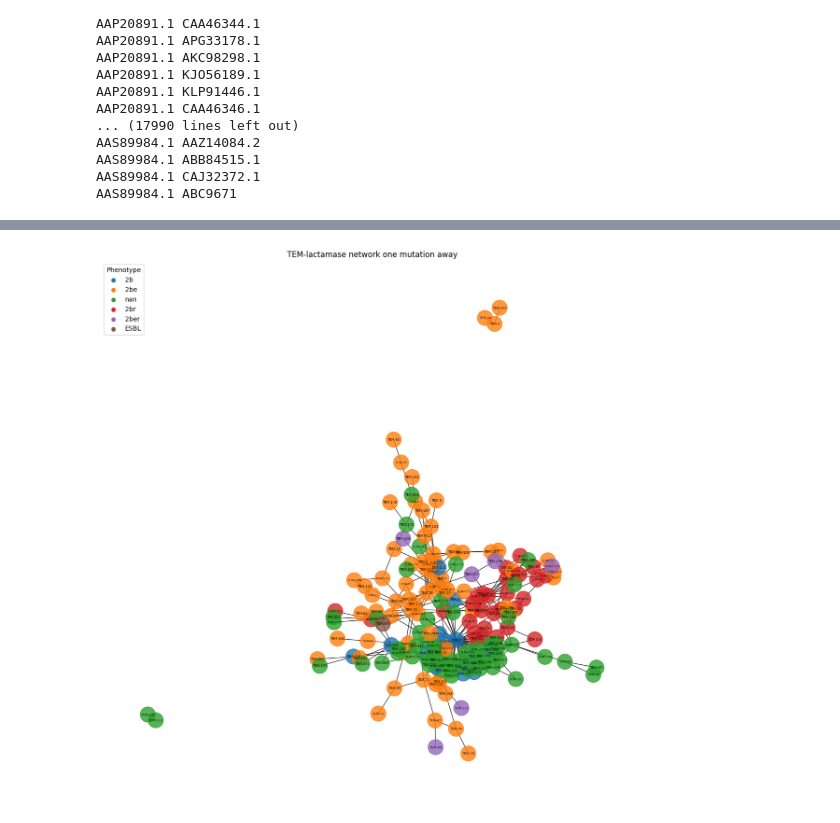
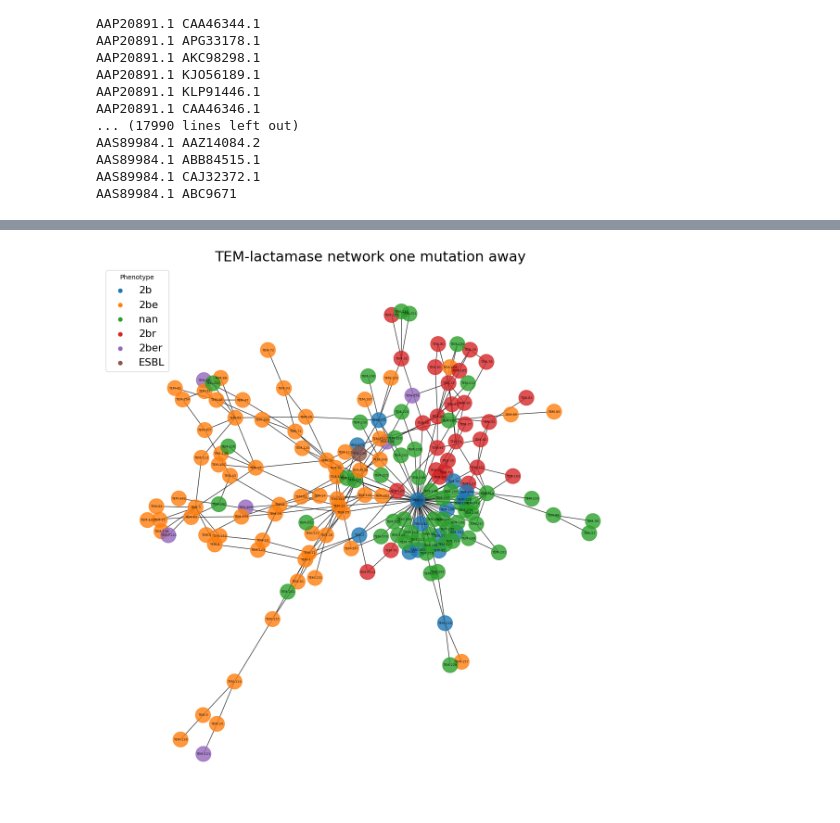
Before and after one commit to PyEED/TEM-lactamase, a Jupyter notebook: scr/analysis/network_analysis.ipynb, the cells around one changed output, grey strips where cells are left out. Cells and saved outputs as stored; diff of their text form; code cells hidden in the pictures.

```diff
--- a/scr/analysis/network_analysis.ipynb
+++ b/scr/analysis/network_analysis.ipynb
@@ -47,6 +47,6 @@ df['phenotype'] = df['phenotype'].apply(lambda x: np.nan if x == '?' else x)
 na = NetworkAnalysis(db = eedb.db)
 data_list = df['protein_id_database'].tolist()
 # remove AAM52207.1 from the list
-data_list = [i for i in data_list if i != 'AAM52207.1']
+data_list = [i for i in data_list if i != 'AAM52207.1' and i != 'ABD60314.1' and i != 'CAC85661.1' and i != 'CDR98216.1']
 graph = na.create_graph(ids = data_list)
 # %% [output]
@@ -75,10 +75,10 @@ phenotype_colors = {phenotype: colors[i % len(colors)] for i, phenotype in enume
 # add in the nodes Protein a new attribute called 'name_tem'
 for node in graph.nodes(data=True):
     # create the name_tem attribute
-    name_tem = df[df['protein_id_database'] == node[1]['properties']['accession_id']].values[0][1]
+    name_tem = df[df['protein_id_database'] == node[1]['properties']['accession_id']].values[0][0]
     graph.nodes[node[0]]['properties']['name_tem'] = name_tem
-    graph.nodes[node[0]]['properties']['color'] = phenotype_colors[df[df['protein_id_database'] == node[1]['properties']['accession_id']].values[0][2]]
-    graph.nodes[node[0]]['properties']['phenotype'] = df[df['protein_id_database'] == node[1]['properties']['accession_id']].values[0][2]
+    graph.nodes[node[0]]['properties']['color'] = phenotype_colors[df[df['protein_id_database'] == node[1]['properties']['accession_id']].values[0][1]]
+    graph.nodes[node[0]]['properties']['phenotype'] = df[df['protein_id_database'] == node[1]['properties']['accession_id']].values[0][1]
 # %% [output]
 ['2b' '2be' nan '2br' '2ber' 'ESBL']
 # %%
@@ -153,8 +153,8 @@ threshold=1
 path=None
 mode="HIDE_OVER_THRESHOLD"
 show=True
-save=False
+save=True
 type_relationship='MUTATION'
 # %%
-filtered_graph, pos = na.calculate_positions_2d(attribute=attribute, scale=scale, threshold=threshold, path=path, mode=mode, type_relationship=type_relationship)
+filtered_graph, pos = na.calculate_positions_2d(attribute=attribute, scale=scale, threshold=threshold, mode=mode, type_relationship=type_relationship)
 # %% [output]
@@ -163,33 +163,38 @@ filtered_graph, pos = na.calculate_positions_2d(attribute=attribute, scale=scale
 # %%
 # Prepare edge attributes and node labels for visualization
 edge_weights = nx.get_edge_attributes(filtered_graph, attribute) if attribute else {}
-node_labels = {n: data["properties"].get("name_tem", n) for n, data in filtered_graph.nodes(data=True)}
+node_labels = {n: data["properties"]["name_tem"] for n, data in filtered_graph.nodes(data=True)}
 
 # Plot graph with Matplotlib
 plt.figure(figsize=(15, 15))
 
 # Draw edge labels if attribute is provided
 if attribute:
     nx.draw_networkx_edge_labels(filtered_graph, pos, edge_labels=edge_weights)
 
 nx.draw(
     filtered_graph,
     pos,
     with_labels=True,
     labels=node_labels,
     node_size=550,
     alpha=0.8,
     font_size=5,
     edge_color="black",
     node_color=[filtered_graph.nodes[node]['properties']['color'] for node in filtered_graph.nodes()]
 )
 
-plt.legend([plt.scatter([], [], c=color) for color in phenotype_colors.values()], phenotype_colors.keys(), title="Phenotype", loc="upper left")
+plt.legend([plt.scatter([], [], c=color) for color in phenotype_colors.values()], phenotype_colors.keys(), title="Phenotype", loc="upper left", fontsize=16)
 
 plt.title("TEM-lactamase network one mutation away")
+
+# set font size of legend and title
+plt.title("TEM-lactamase network one mutation away", fontsize=22)
+
+
 if save:
-    plt.savefig(path)
+    plt.savefig('image.png', dpi=1200)
 if show:
     plt.show()
 # %% [output]
-[figure, old version]
+[figure, new version]
```
Also changed, not shown: parts of 5 cells of this notebook, 4 other files.
